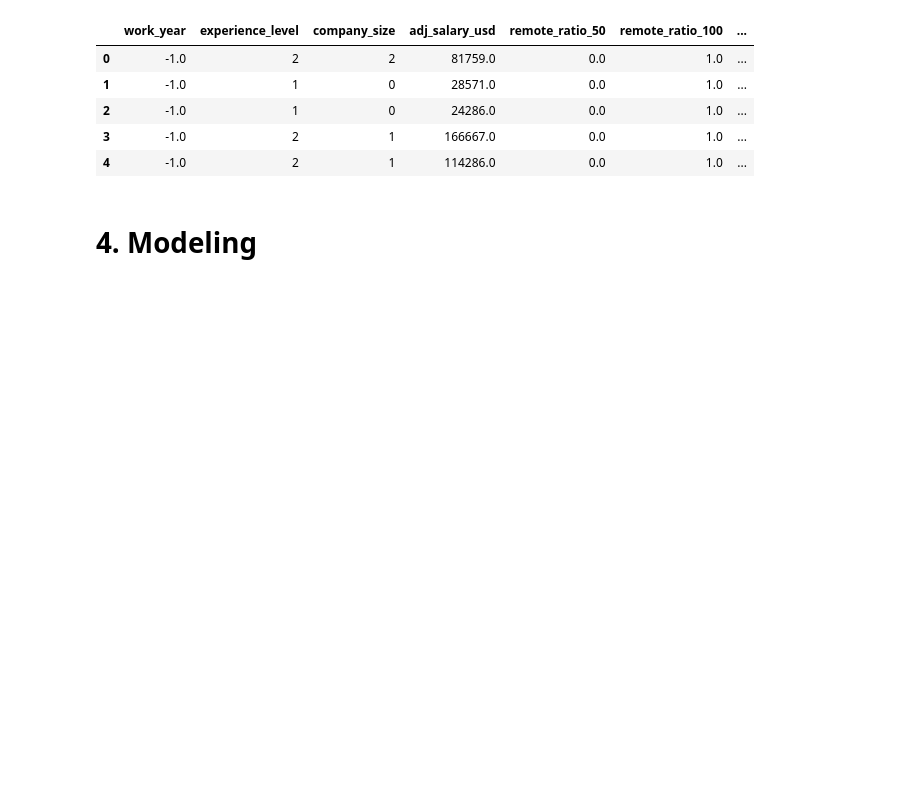
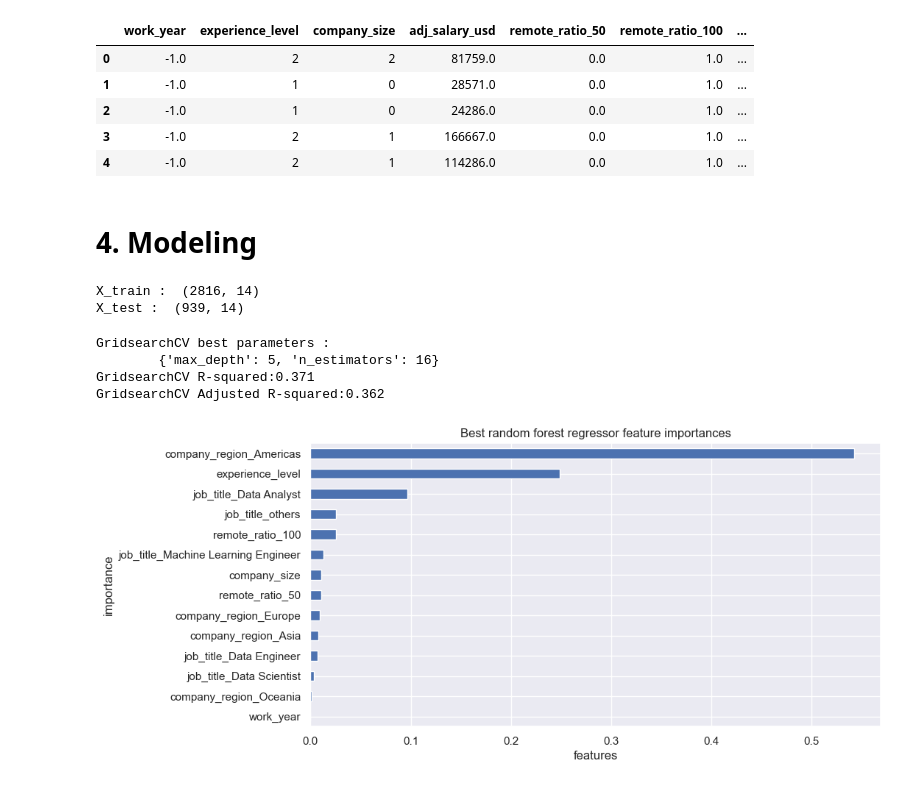
Before and after one commit to hyang78227/Springboard, a Jupyter notebook: story_telling_case_study/data science salary study.ipynb, the cells around one changed output. Cells and saved outputs as stored; diff of their text form; code cells hidden in the pictures; blank space fills up the shorter version.

```diff
--- a/story_telling_case_study/data science salary study.ipynb
+++ b/story_telling_case_study/data science salary study.ipynb
@@ -388,3 +388,12 @@ salary_df.head()
 | 4 | -1.0 | 2 | 1 | 114286.0 | 0.0 | 1.0 | ... |
 # %% [markdown]
 # 4. Modeling
+# %%
+X=salary_df.drop('adj_salary_usd',axis=1)
+y=salary_df.iloc[:,3]
+X_train, X_test, y_train, y_test = train_test_split(X,y, test_size=0.25, random_state=47)
+print('X_train : ',X_train.shape)
+print('X_test : ',X_test.shape)
+# %% [output]
+X_train :  (2816, 14)
+X_test :  (939, 14)
@@ -390,0 +405,35 @@ salary_df.head()
+# %%
+n_est = [int(n) for n in np.logspace(start=1, stop=3, num=20)]
+param_grid = {'n_estimators': n_est,
+              'max_depth': np.arange(3, 13)}
+
+regressor=RandomForestRegressor(random_state=47)
+# %%
+from sklearn.model_selection import GridSearchCV
+
+grid = GridSearchCV(regressor, param_grid, cv=5, n_jobs=-1)
+grid.fit(X_train, y_train)
+r2_score = grid.score(X_test,y_test)
+adj_r2_score = adj_r2(X_test,y_test, r2_score)
+y_pred=grid.predict(X_test)
+
+print("GridsearchCV best parameters : \n\t{}".format(grid.best_params_))
+print("GridsearchCV R-squared:{:.3f}".format(r2_score))
+print("GridsearchCV Adjusted R-squared:{:.3f}".format(adj_r2_score))
+# %% [output]
+GridsearchCV best parameters :
+        {'max_depth': 5, 'n_estimators': 16}
+GridsearchCV R-squared:0.371
+GridsearchCV Adjusted R-squared:0.362
+# %%
+#Plot  feature importances
+
+plt.subplots(figsize=(10, 5))
+imps = grid.best_estimator_.feature_importances_
+rf_feat_imps = pd.Series(imps, index=X_train.columns).sort_values(ascending=True)
+rf_feat_imps.plot(kind='barh')
+plt.xlabel('features')
+plt.ylabel('importance')
+plt.title('Best random forest regressor feature importances');
+# %% [output]
+[figure, added]
```
Also changed, not shown: parts of 14 cells of this notebook, 4 other files.
